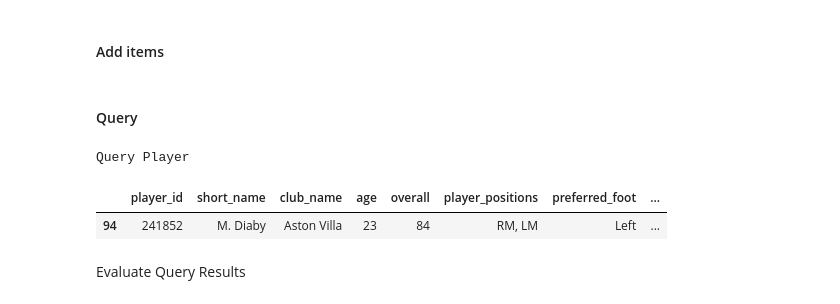
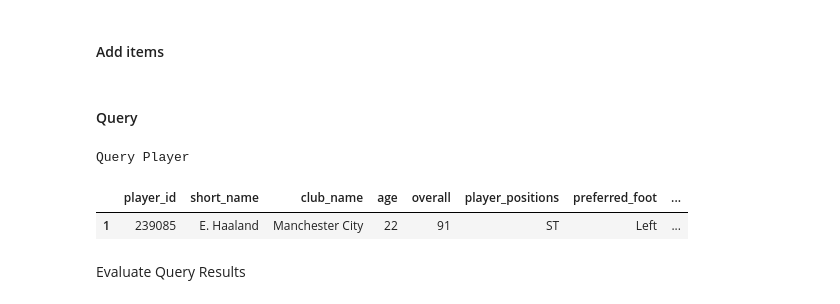
Before and after one commit to allorenz/football-player-similarity, a Jupyter notebook: src/vector_database.ipynb, the cells around one changed output. Cells and saved outputs as stored; diff of their text form; code cells hidden in the pictures.

```diff
--- a/src/vector_database.ipynb
+++ b/src/vector_database.ipynb
@@ -54,20 +54,20 @@ collection.add(
 #### Query
 # %%
 ### custom target
-target = df[df['player_id'] == 241852]
+target = df[df['player_id'] == 239085]
 
 # prepare target
 target_id = target['player_id'].iloc[0]
 target_cleaned = target.drop(columns=['player_id', 'short_name'])
 target_embedding = target_cleaned.values.tolist()
 
 # display query object
 print("Query Player")
 display(df_player_information[df_player_information['player_id'] == target_id])
 # %% [output]
 Query Player
 |  | player_id | short_name | club_name | age | overall | player_positions | preferred_foot | ... |
-| 94 | 241852 | M. Diaby | Aston Villa | 23 | 84 | RM, LM | Left | ... |
+| 1 | 239085 | E. Haaland | Manchester City | 22 | 91 | ST | Left | ... |
 # %%
 query_player = target_embedding
 
```
Also changed, not shown: parts of 6 cells of this notebook, 1 other file.
